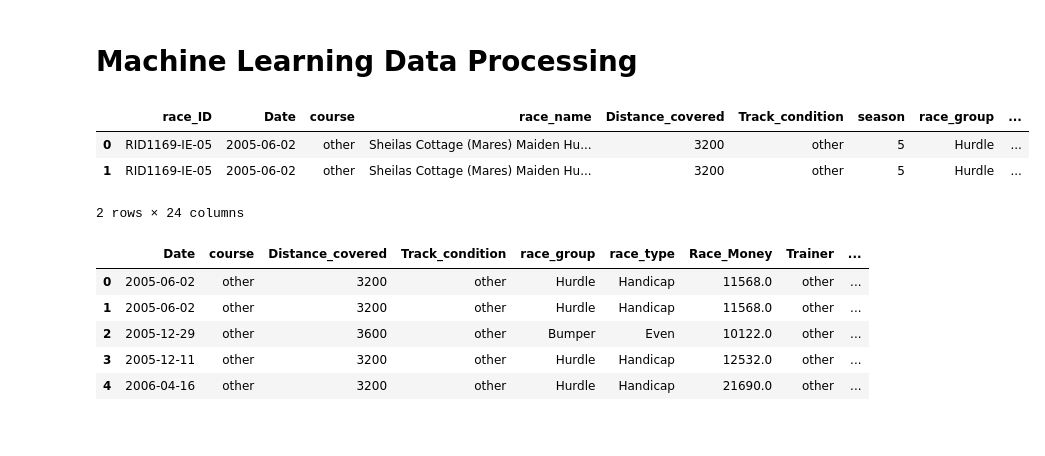
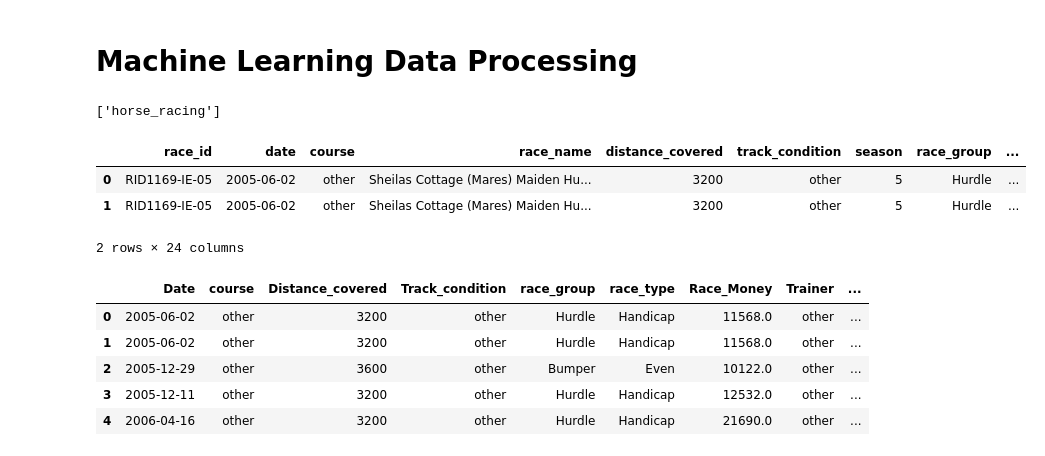
Before and after one commit to ashsams18/Project4_11122021, a Jupyter notebook: project4/machine_learning_two.ipynb, the cells around one changed output. Cells and saved outputs as stored; diff of their text form; code cells hidden in the pictures.

```diff
--- a/project4/machine_learning_two.ipynb
+++ b/project4/machine_learning_two.ipynb
@@ -19,12 +19,20 @@ from sklearn.pipeline import Pipeline
 from sklearn.model_selection import cross_validate
 from sklearn.metrics import f1_score
 import datetime
+# %%
+from config import username,password
+from sqlalchemy import create_engine,inspect
+conn_string = f"postgresql://{username}:{password}@localhost:5432/horseSQL"
+# %%
+engine = create_engine(conn_string)
+inspect(engine).get_table_names()
+# %% [output]
+['horse_racing']
 # %%
-f = './Resources/horse_databases.csv'
-new_df = pd.read_csv(f)
+new_df = pd.read_sql(sql = "SELECT * From horse_racing",con=engine)
 new_df.head(2)
 # %% [output]
-|  | race_ID | Date | course | race_name | Distance_covered | Track_condition | season | race_group | ... |
+|  | race_id | date | course | race_name | distance_covered | track_condition | season | race_group | ... |
 | 0 | RID1169-IE-05 | 2005-06-02 | other | Sheilas Cottage (Mares) Maiden Hu... | 3200 | other | 5 | Hurdle | ... |
 | 1 | RID1169-IE-05 | 2005-06-02 | other | Sheilas Cottage (Mares) Maiden Hu... | 3200 | other | 5 | Hurdle | ... |
 2 rows × 24 columns
```
Also changed, not shown: 3 other files.
